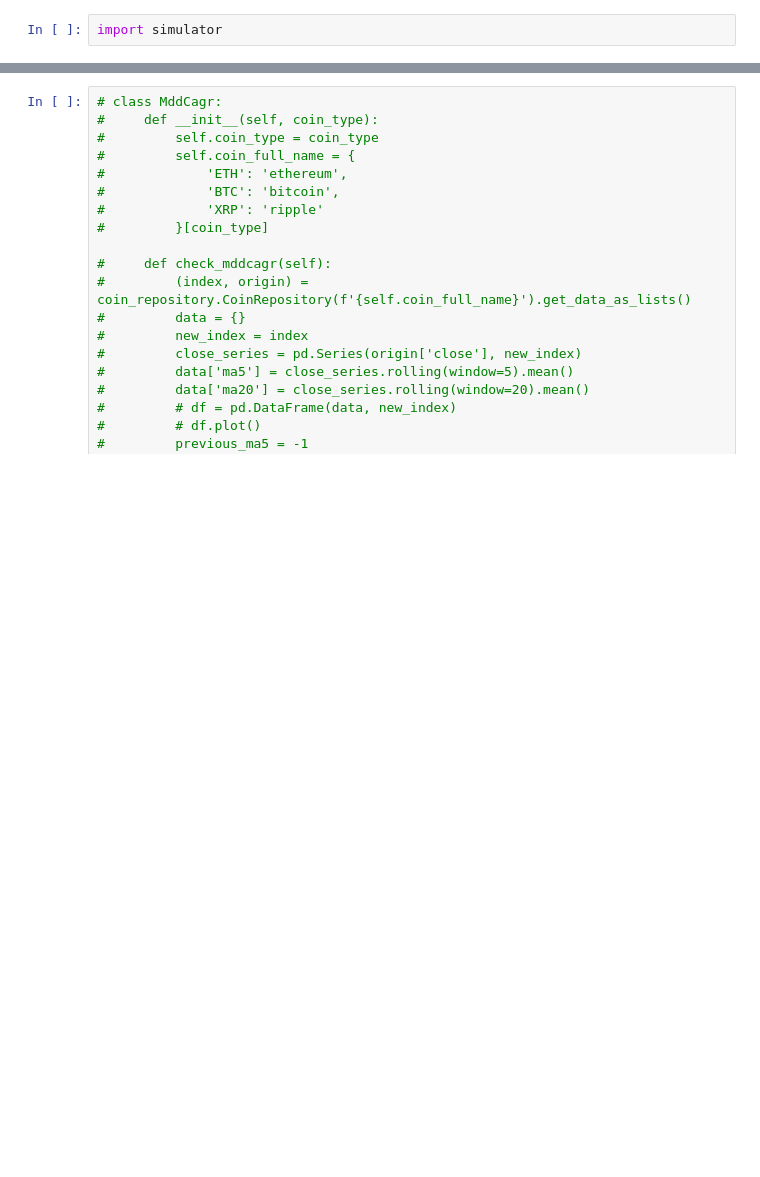
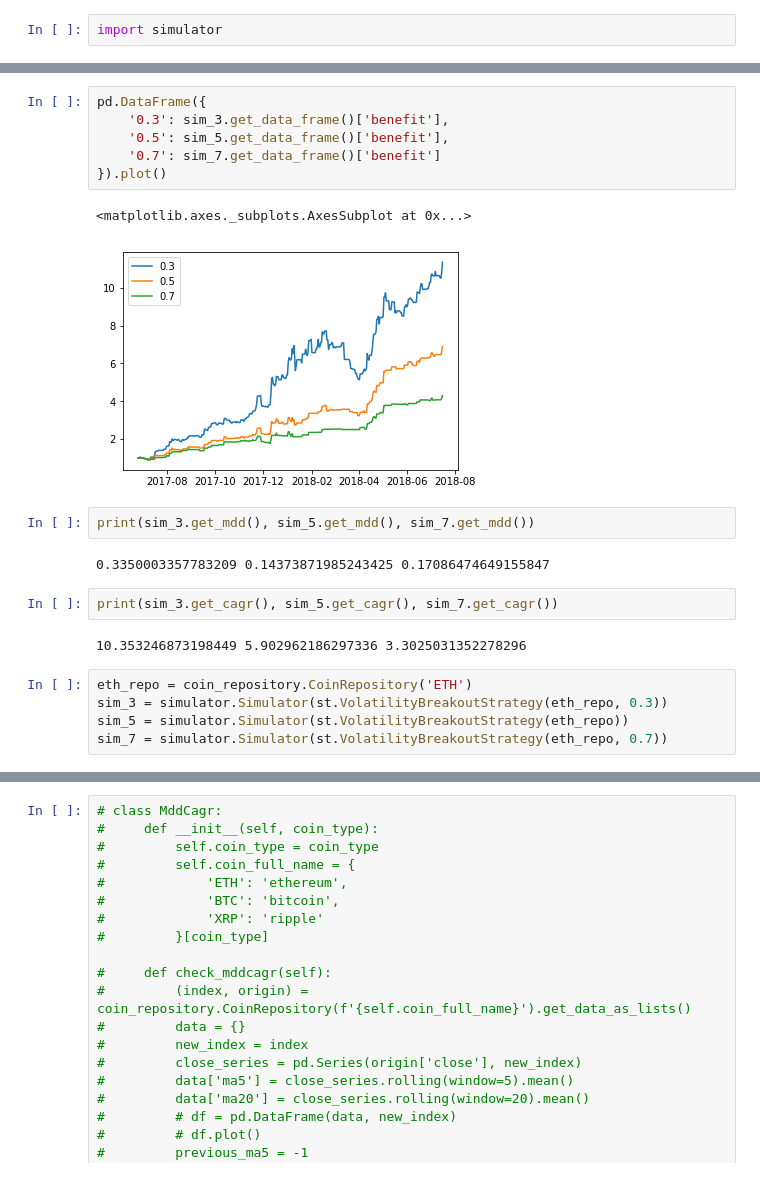
Before and after one commit to love-adela/bohemianbinary-blog, a Jupyter notebook: main.ipynb, the cells around one changed output, grey strips where cells are left out. Cells and saved outputs as stored; diff of their text form; blank space fills up the shorter version.

```diff
--- a/main.ipynb
+++ b/main.ipynb
@@ -36,0 +39,22 @@ sim.get_cagr()
+# %%
+pd.DataFrame({
+    '0.3': sim_3.get_data_frame()['benefit'],
+    '0.5': sim_5.get_data_frame()['benefit'],
+    '0.7': sim_7.get_data_frame()['benefit']
+}).plot()
+# %% [output]
+<matplotlib.axes._subplots.AxesSubplot at 0x...>
+[figure, added]
+# %%
+print(sim_3.get_mdd(), sim_5.get_mdd(), sim_7.get_mdd())
+# %% [output]
+0.3350003357783209 0.14373871985243425 0.17086474649155847
+# %%
+print(sim_3.get_cagr(), sim_5.get_cagr(), sim_7.get_cagr())
+# %% [output]
+10.353246873198449 5.902962186297336 3.3025031352278296
+# %%
+eth_repo = coin_repository.CoinRepository('ETH')
+sim_3 = simulator.Simulator(st.VolatilityBreakoutStrategy(eth_repo, 0.3))
+sim_5 = simulator.Simulator(st.VolatilityBreakoutStrategy(eth_repo))
+sim_7 = simulator.Simulator(st.VolatilityBreakoutStrategy(eth_repo, 0.7))
```
Also changed, not shown: parts of 12 cells of this notebook, 6 other files.
